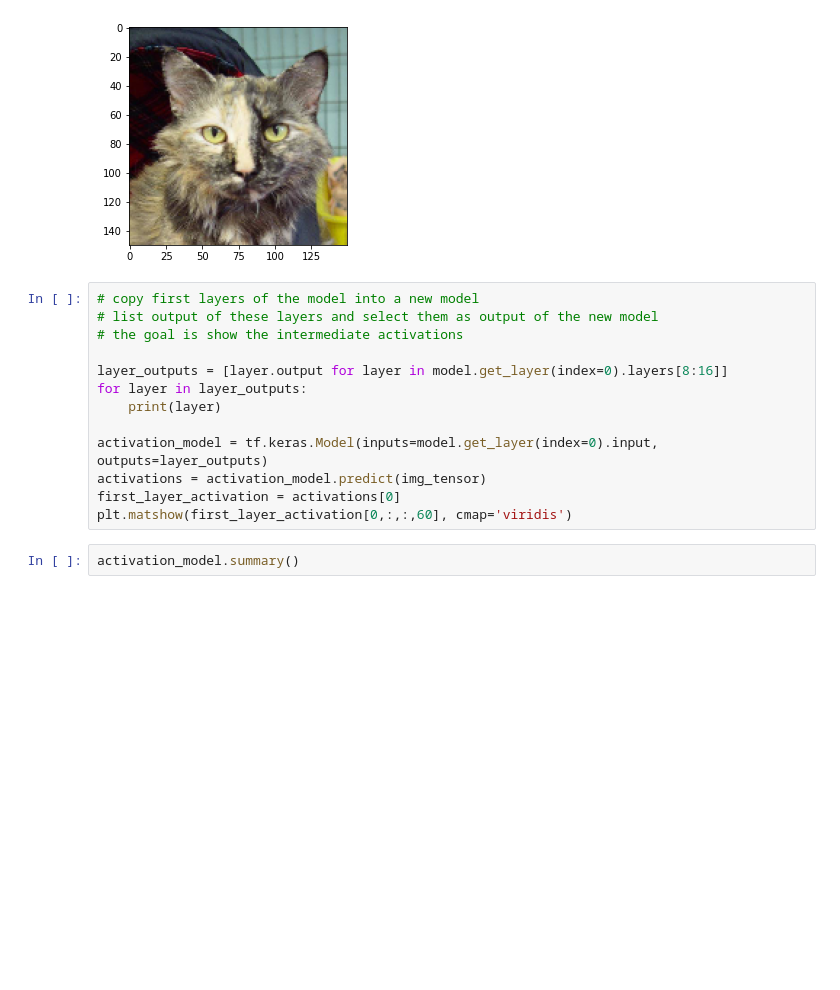
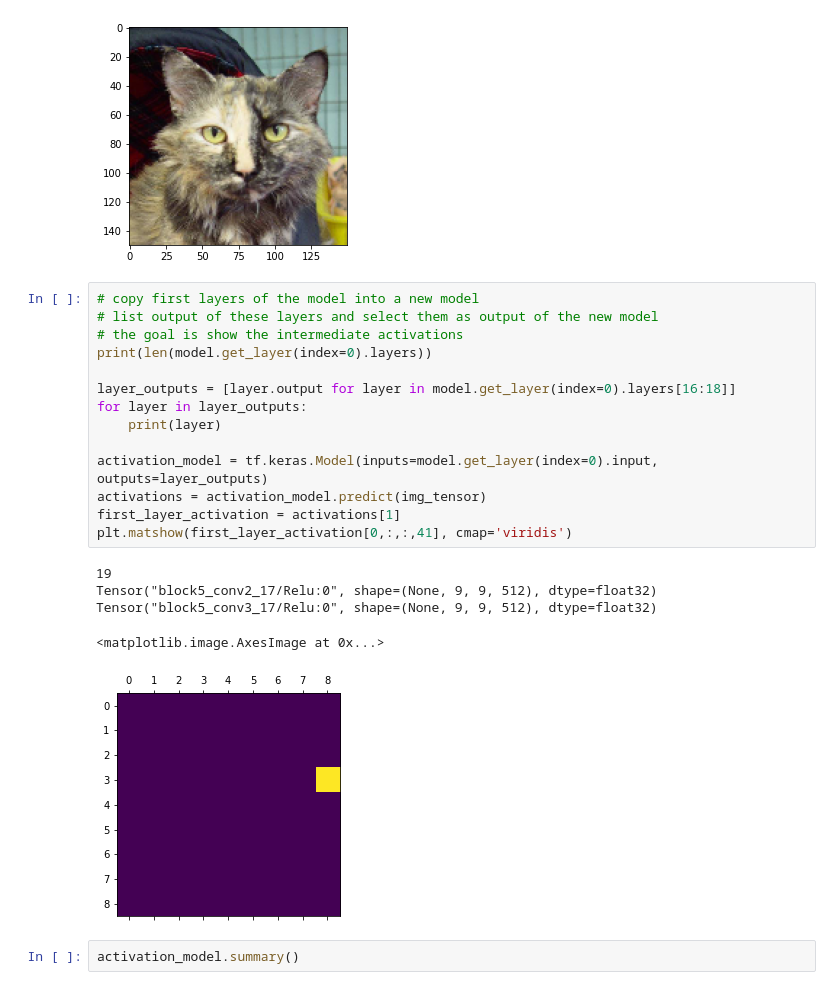
Before and after one commit to CamilleGreen5/Deep_Learning_with_Python, a Jupyter notebook: Classification_dog_cat.ipynb, the cells around one changed output. Saved outputs shown, nothing was run; the diff lists cells and outputs as text; blank space fills up the shorter version.

```diff
--- a/Classification_dog_cat.ipynb
+++ b/Classification_dog_cat.ipynb
@@ -240,16 +225,23 @@ plt.show()
 # %%
 # copy first layers of the model into a new model
 # list output of these layers and select them as output of the new model
 # the goal is show the intermediate activations
+print(len(model.get_layer(index=0).layers))
 
-layer_outputs = [layer.output for layer in model.get_layer(index=0).layers[8:16]]
+layer_outputs = [layer.output for layer in model.get_layer(index=0).layers[16:18]]
 for layer in layer_outputs:
     print(layer)
 
 activation_model = tf.keras.Model(inputs=model.get_layer(index=0).input, outputs=layer_outputs)
 activations = activation_model.predict(img_tensor)
-first_layer_activation = activations[0]
-plt.matshow(first_layer_activation[0,:,:,60], cmap='viridis')
+first_layer_activation = activations[1]
+plt.matshow(first_layer_activation[0,:,:,41], cmap='viridis')
+# %% [output]
+19
+Tensor("block5_conv2_17/Relu:0", shape=(None, 9, 9, 512), dtype=float32)
+Tensor("block5_conv3_17/Relu:0", shape=(None, 9, 9, 512), dtype=float32)
+<matplotlib.image.AxesImage at 0x...>
+[figure, added]
 # %%
 activation_model.summary()
 # %%
```
Also changed, not shown: parts of 9 cells of this notebook.
